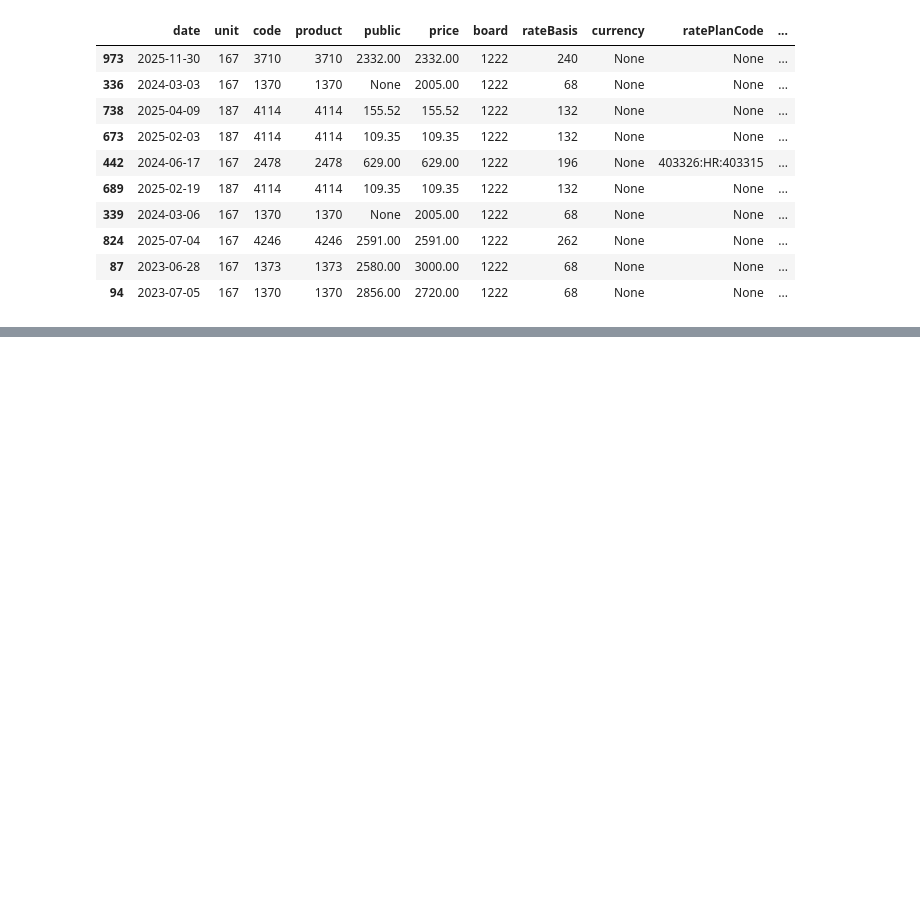
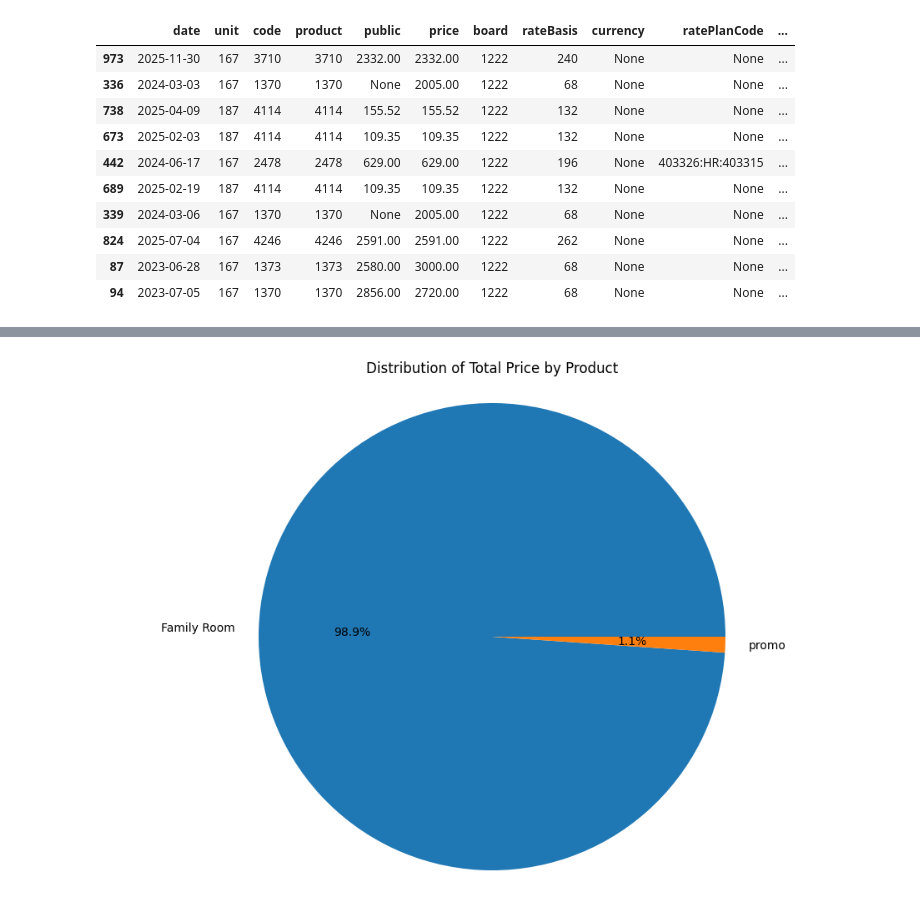
Before and after one commit to moradAbdessamad/dynamic_priscing, a Jupyter notebook: Clean/load.ipynb, the cells around one changed output, grey strips where cells are left out. Cells and saved outputs as stored; diff of their text form; code cells hidden in the pictures; blank space fills up the shorter version.

```diff
--- a/Clean/load.ipynb
+++ b/Clean/load.ipynb
@@ -173,0 +381,9 @@ columns_to_drop = ['board', 'createdOn', 'occupancy_infants_label', 'occupancy_a
+# %%
+data = df.groupby('name')['price'].sum().reset_index()
+plt.figure(figsize=(12, 8))
+plt.pie(data['price'], labels=data['name'], autopct='%1.1f%%')
+plt.title('Distribution of Total Price by Product')
+plt.axis('equal')
+plt.show()
+# %% [output]
+[figure, added]
```
Also changed, not shown: parts of 24 cells of this notebook, 1 other file.
